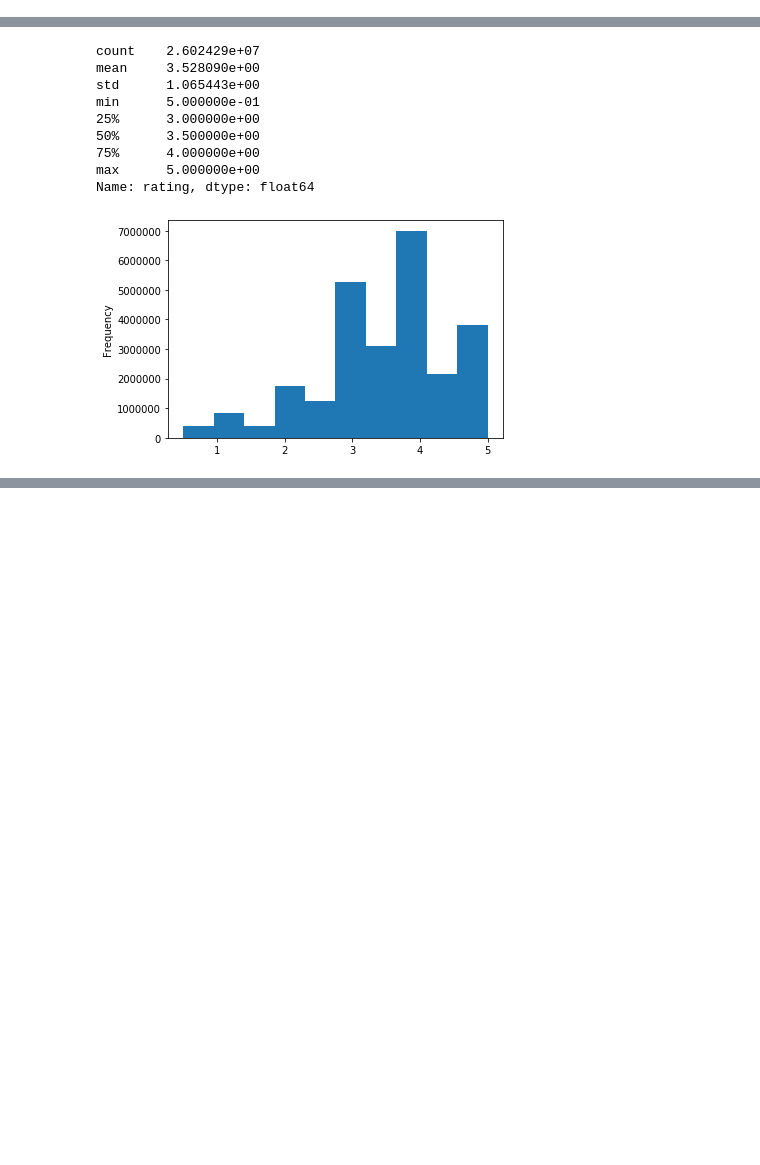
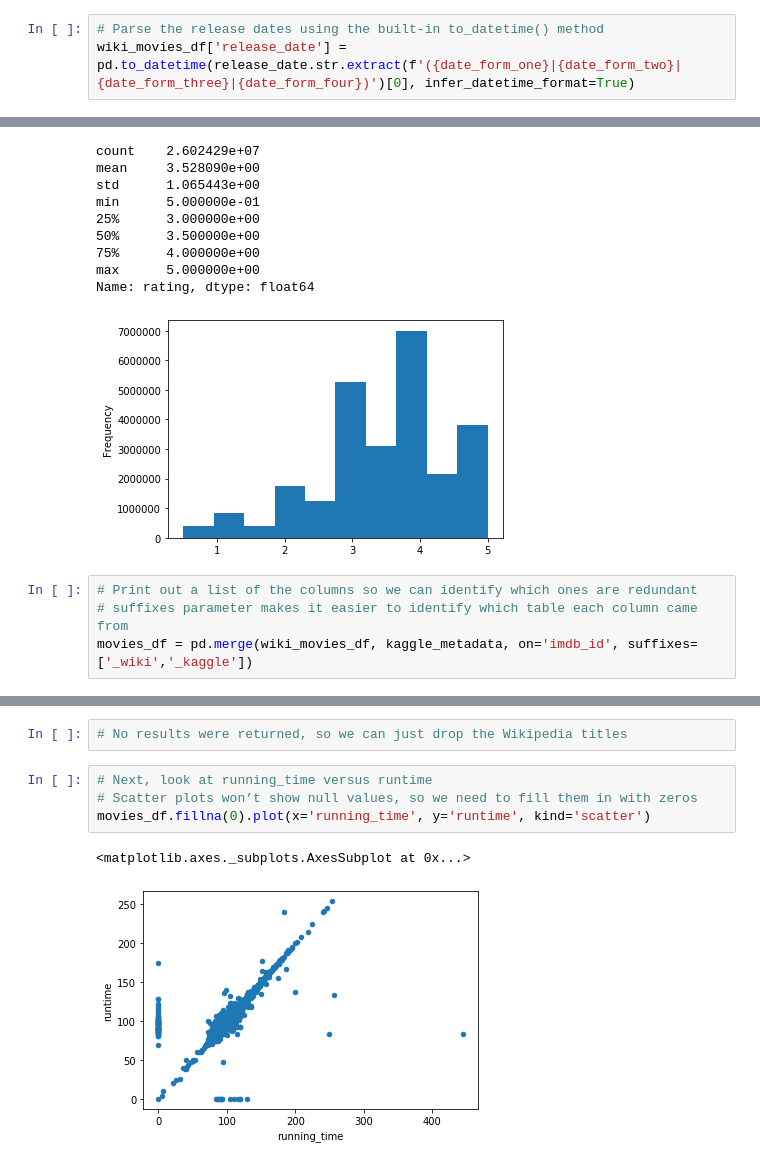
Before and after one commit to alineschneider/Movies-ETL, a Jupyter notebook: Movies.ipynb, the cells around one changed output, grey strips where cells are left out. Saved outputs shown, nothing was run; the diff lists cells and outputs as text; blank space fills up the shorter version.

```diff
--- a/Movies.ipynb
+++ b/Movies.ipynb
@@ -522,6 +522,9 @@ release_date.str.extract(f'({date_form_one}|{date_form_two}|{date_form_three}|{d
 | 7074 | August 31, 2018 |
 | 7075 | December 2018 |
 7001 rows × 1 columns
+# %%
+# Parse the release dates using the built-in to_datetime() method
+wiki_movies_df['release_date'] = pd.to_datetime(release_date.str.extract(f'({date_form_one}|{date_form_two}|{date_form_three}|{date_form_four})')[0], infer_datetime_format=True)
 # %%
 # Parse Running Time
 # Make a variable that holds the non-null values of Running time in the DataFrame, converting lists to strings
@@ -709,3 +712,7 @@ min      5.000000e-01
 max      5.000000e+00
 Name: rating, dtype: float64
 [figure]
+# %%
+# Print out a list of the columns so we can identify which ones are redundant
+# suffixes parameter makes it easier to identify which table each column came from
+movies_df = pd.merge(wiki_movies_df, kaggle_metadata, on='imdb_id', suffixes=['_wiki','_kaggle'])
@@ -711,0 +791,9 @@ Name: rating, dtype: float64
+# %%
+# No results were returned, so we can just drop the Wikipedia titles
+# %%
+# Next, look at running_time versus runtime
+# Scatter plots won’t show null values, so we need to fill them in with zeros
+movies_df.fillna(0).plot(x='running_time', y='runtime', kind='scatter')
+# %% [output]
+<matplotlib.axes._subplots.AxesSubplot at 0x...>
+[figure, added]
```
Also changed, not shown: parts of 26 cells of this notebook.
